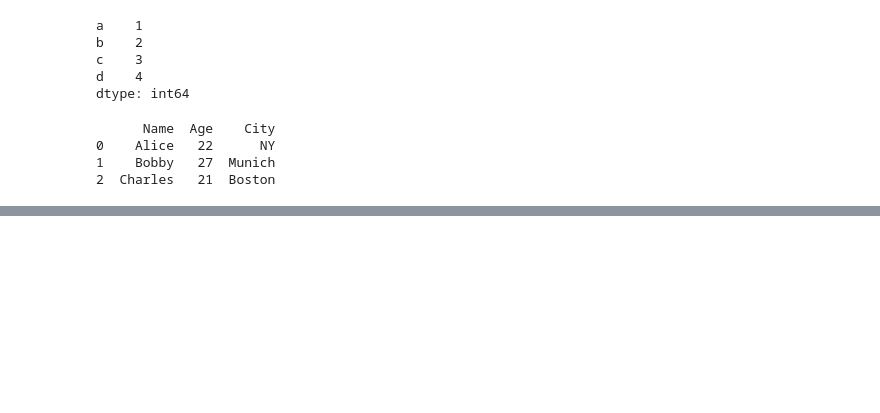
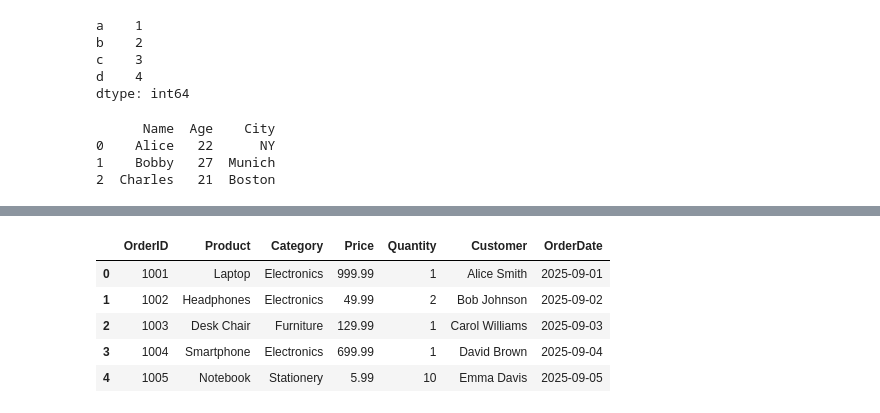
Before and after one commit to dev-2903/Learning-Pandas, a Jupyter notebook: Pandas.ipynb, the cells around one changed output, grey strips where cells are left out. Cells and saved outputs as stored; diff of their text form; code cells hidden in the pictures; blank space fills up the shorter version.

```diff
--- a/Pandas.ipynb
+++ b/Pandas.ipynb
@@ -33,0 +98,10 @@ print(df)
+# %%
+df_csv = pd.read_csv('practise_pandas.csv')
+df_csv.head()
+# %% [output]
+|  | OrderID | Product | Category | Price | Quantity | Customer | OrderDate |
+| 0 | 1001 | Laptop | Electronics | 999.99 | 1 | Alice Smith | 2025-09-01 |
+| 1 | 1002 | Headphones | Electronics | 49.99 | 2 | Bob Johnson | 2025-09-02 |
+| 2 | 1003 | Desk Chair | Furniture | 129.99 | 1 | Carol Williams | 2025-09-03 |
+| 3 | 1004 | Smartphone | Electronics | 699.99 | 1 | David Brown | 2025-09-04 |
+| 4 | 1005 | Notebook | Stationery | 5.99 | 10 | Emma Davis | 2025-09-05 |
```
Also changed, not shown: parts of 83 cells of this notebook.
